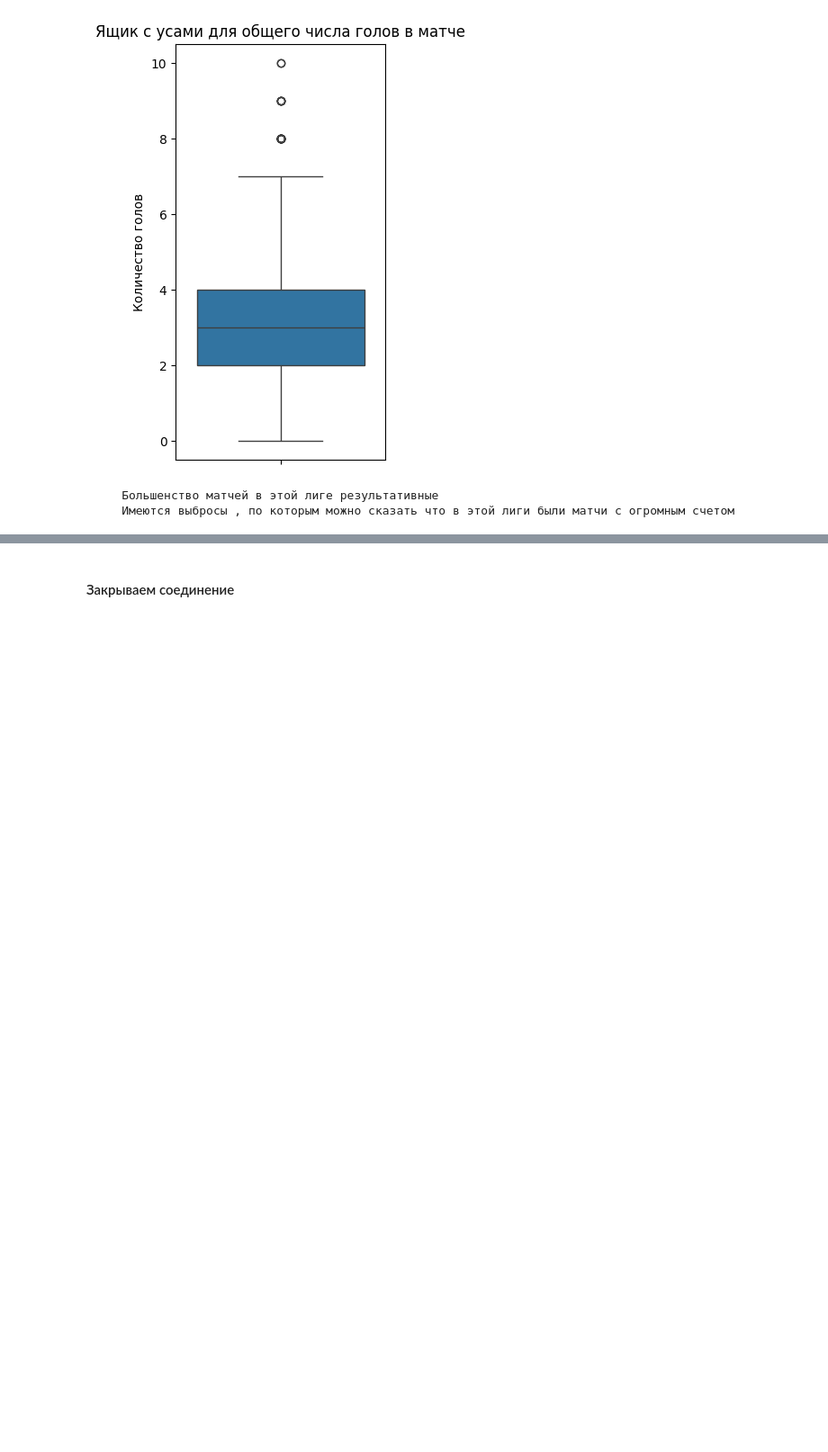
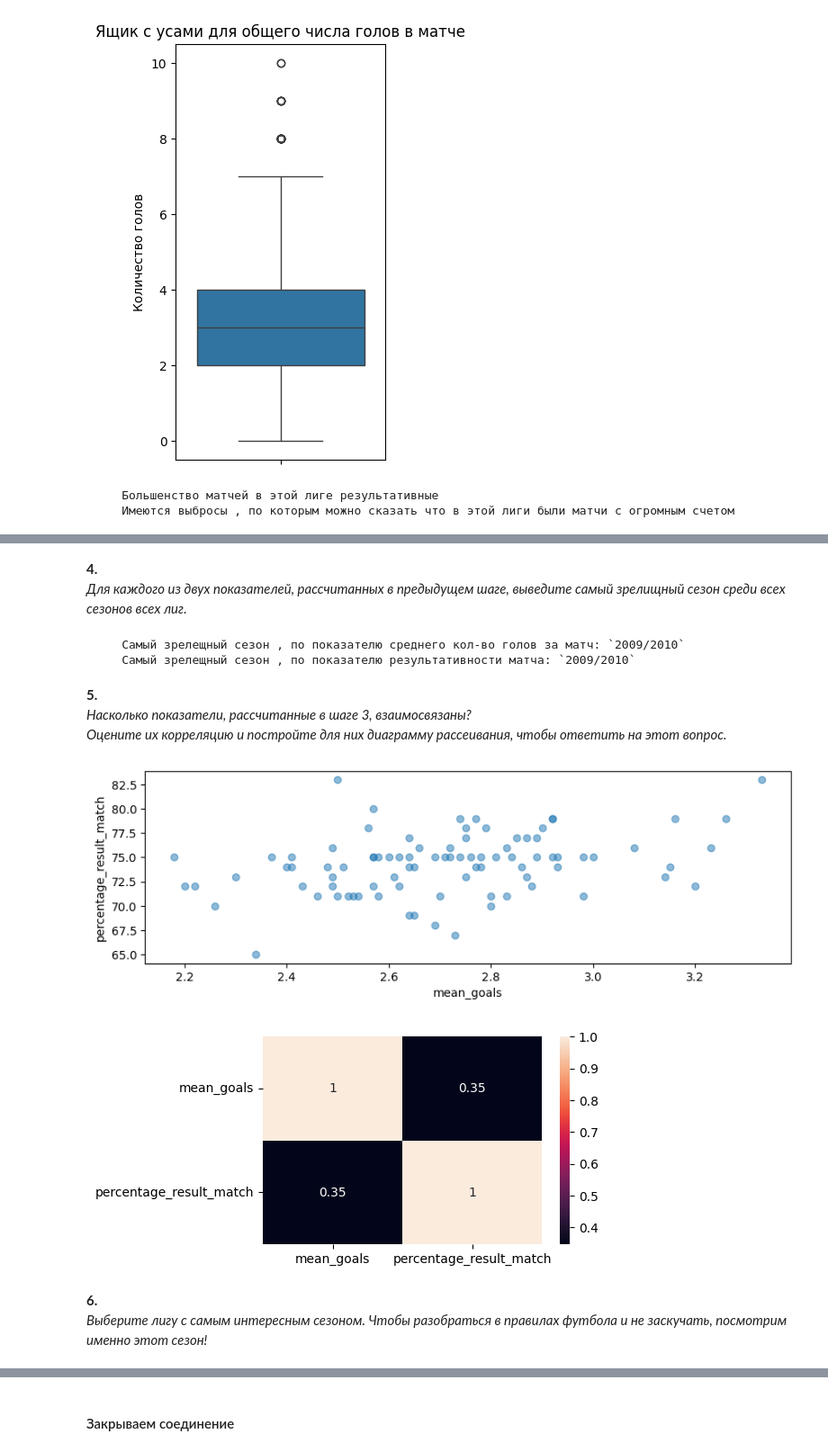
Before and after one commit to Rishat-Ver/1T_data_analyst, a Jupyter notebook: homework/3.2 Введение в математическую статистику.ipynb, the cells around one changed output, grey strips where cells are left out. Shown at 90% size. Drawn from its saved outputs; the diff is of its cells as text; code cells hidden in the pictures; blank space fills up the shorter version.

```diff
--- a/homework/3.2 Введение в математическую статистику.ipynb
+++ b/homework/3.2 Введение в математическую статистику.ipynb
@@ -298,0 +351,44 @@ print(
+# %% [markdown]
+**4.**<br>
+*Для каждого из двух показателей, рассчитанных в предыдущем шаге, выведите самый зрелищный сезон среди всех сезонов всех лиг.*
+# %%
+еntertainment_season_goals = best_leagues_sesons.at[best_leagues_sesons['mean_goals'].idxmax(), 'season']
+
+еntertainment_season_percentage = best_leagues_sesons.at[best_leagues_sesons['percentage_result_match'].idxmax(), 'season']
+
+print(
+    f'''
+     Самый зрелещный сезон , по показателю среднего кол-во голов за матч: `{еntertainment_season_goals}`
+     Самый зрелещный сезон , по показателю результативности матча: `{еntertainment_season_percentage}`
+     '''
+     )
+# %% [output]
+     Самый зрелещный сезон , по показателю среднего кол-во голов за матч: `2009/2010`
+     Самый зрелещный сезон , по показателю результативности матча: `2009/2010`
+# %% [markdown]
+**5.**<br>
+*Насколько показатели, рассчитанные в шаге 3, взаимосвязаны?*<br>
+*Оцените их корреляцию и постройте для них диаграмму рассеивания, чтобы ответить на этот вопрос.*
+# %%
+data = best_leagues_sesons.loc[:, ['mean_goals', 'percentage_result_match']]
+
+plt.figure(figsize=(10, 3))
+
+plt.scatter(data['mean_goals'], data['percentage_result_match'], alpha=0.5)
+plt.xlabel('mean_goals')
+plt.ylabel('percentage_result_match')
+
+plt.show()
+
+
+data = best_leagues_sesons.loc[:, ['mean_goals', 'percentage_result_match']]
+plt.figure(figsize=(5, 3))
+sns.heatmap(data.corr(), annot=True)
+
+plt.show()
+# %% [output]
+[figure, added]
+[figure, added]
+# %% [markdown]
+**6.**<br>
+*Выберите лигу с самым интересным сезоном. Чтобы разобраться в правилах футбола и не заскучать, посмотрим именно этот сезон!*
```
Also changed, not shown: parts of 6 cells of this notebook.
